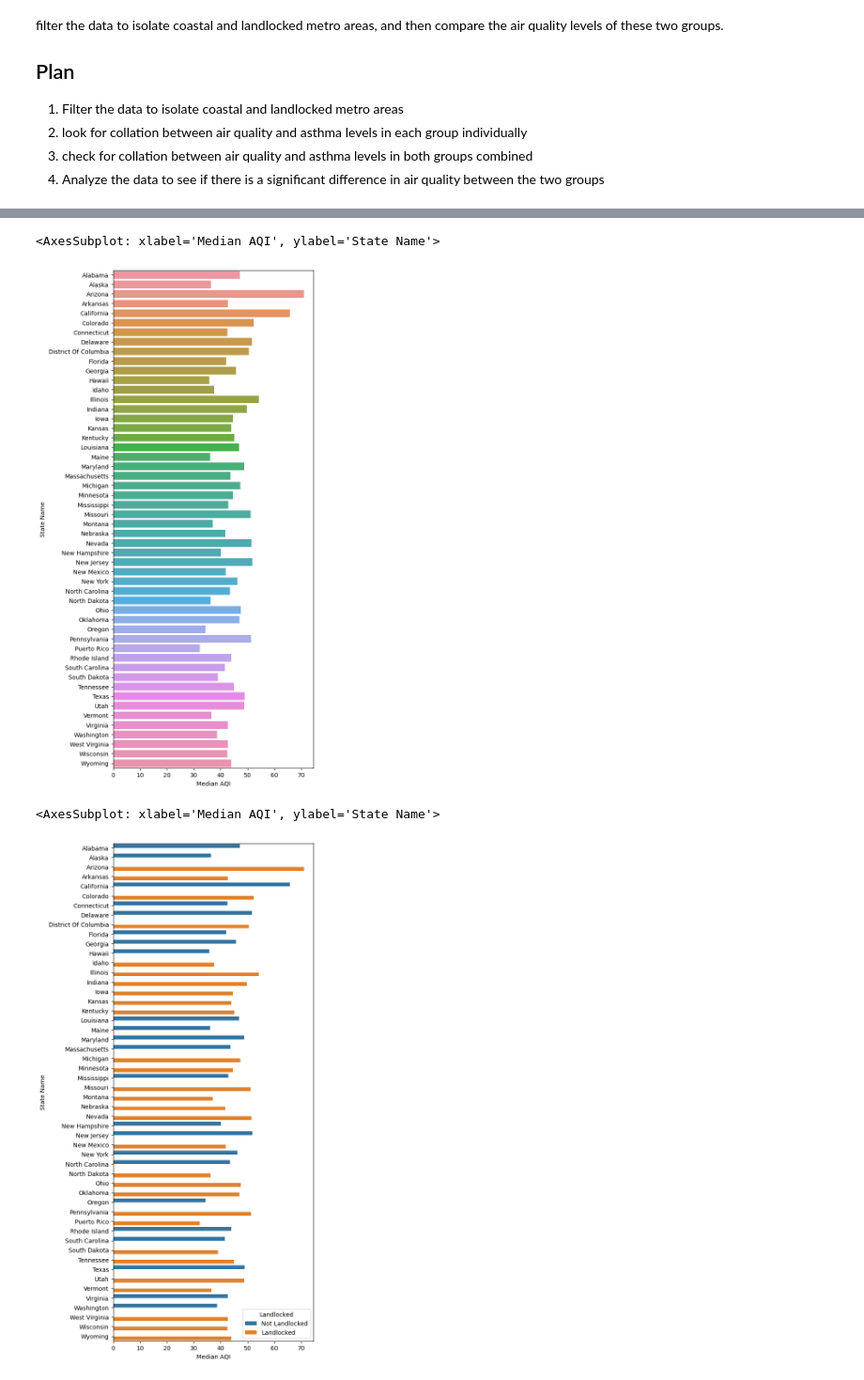
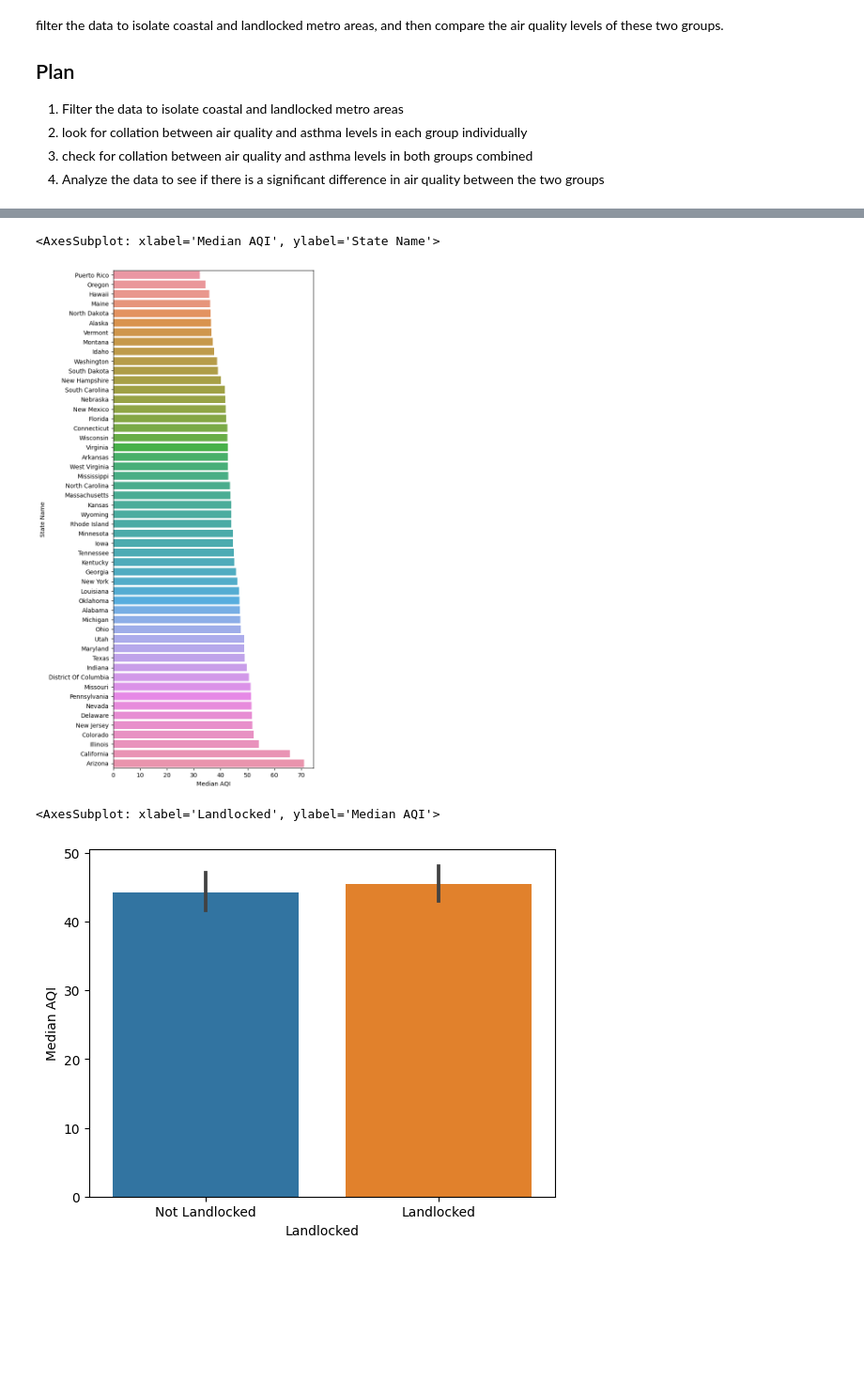
Before and after one commit to ubco-W2022T2-data301/project-group-group04, a Jupyter notebook: analysis/analysis2.ipynb, the cells around one changed output, grey strips where cells are left out. Shown at 94% size. Cells and saved outputs as stored; diff of their text form; code cells hidden in the pictures; blank space fills up the shorter version.

Commit message:
Altered ordering of the first visualization

```diff
--- a/analysis/analysis2.ipynb
+++ b/analysis/analysis2.ipynb
@@ -99,25 +100,24 @@ mapcon
 # %%
 eda = combined.groupby(["State Name"])[["Max AQI","90th Percentile AQI","Median AQI"]].mean()
 fig, ax = plt.subplots(figsize=(6, 15))
-sns.barplot(data=eda, x="Median AQI", y=eda.index, ax=ax)
+sns.barplot(data=eda, x="Median AQI", y=eda.index, ax=ax, order=eda.sort_values("Median AQI").index)
 # %% [output]
 <AxesSubplot: xlabel='Median AQI', ylabel='State Name'>
-[figure, old version]
+[figure, new version]
 # %%
 notlandlocked = ['Alaska', 'Hawaii', 'Washington', 'Oregon', 'California', 'Texas', 'Louisiana', 'Alabama', 'Florida', 'Georgia', 'South Carolina', 'North Carolina', 'Virginia', 'Maryland', 'Delaware', 'New Jersey', 'Mississippi', 'New York', 'Connecticut', 'Rhode Island', 'Massachusetts', 'New Hampshire', 'Maine']
 li = []
 for i in eda.index:
     landlocked = True
     if i in notlandlocked:
         landlocked = False
     if landlocked:
         li.append("Landlocked")
     else:
         li.append("Not Landlocked")
 eda["Landlocked"] = li
-fig, ax = plt.subplots(figsize=(6, 15))
-sns.barplot(data=eda, x="Median AQI", y=eda.index, hue="Landlocked")
+sns.barplot(data=eda, y="Median AQI", x="Landlocked", orient='v')
 # %% [output]
-<AxesSubplot: xlabel='Median AQI', ylabel='State Name'>
+<AxesSubplot: xlabel='Landlocked', ylabel='Median AQI'>
-[figure, old version]
+[figure, new version]
 # %%
```
Also changed, not shown: parts of 2 cells of this notebook.
